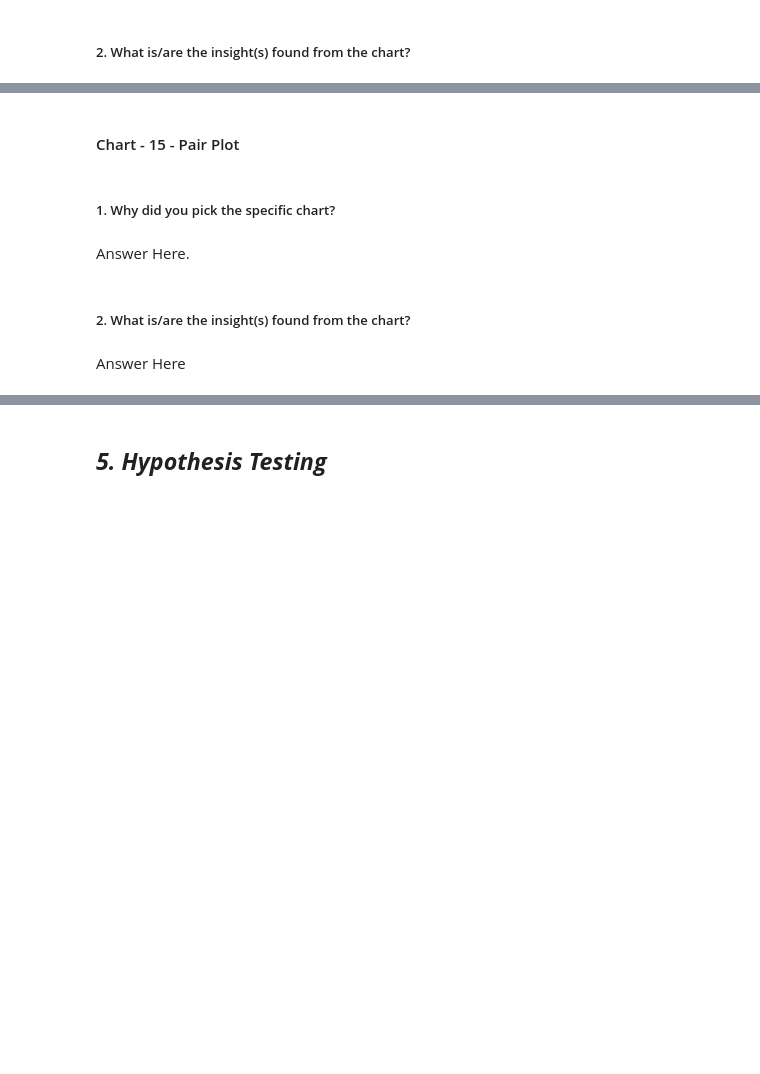
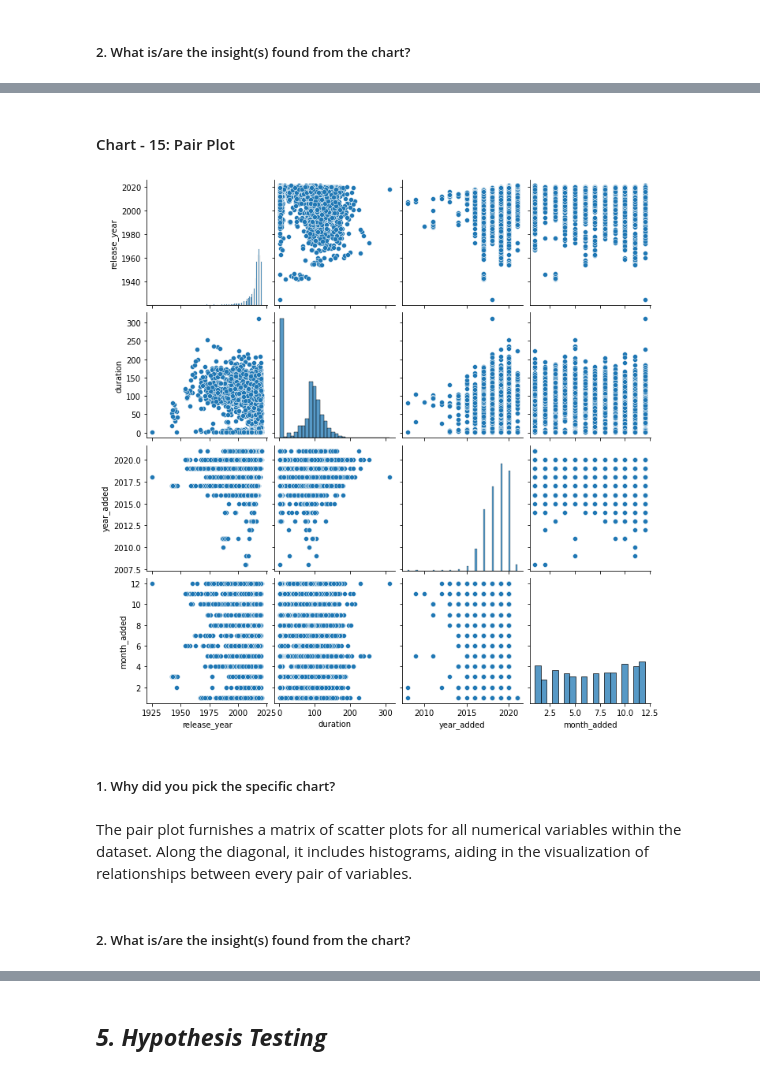
Before and after one commit to DevanshA2511/Netflix-Movies-And-TV-Shows-Clustering-Project, a Jupyter notebook: Netflix_Movies_And_TV_Shows_Clustering_Project.ipynb, the cells around one changed output, grey strips where cells are left out. Cells and saved outputs as stored; diff of their text form; code cells hidden in the pictures; blank space fills up the shorter version.

```diff
--- a/Netflix_Movies_And_TV_Shows_Clustering_Project.ipynb
+++ b/Netflix_Movies_And_TV_Shows_Clustering_Project.ipynb
@@ -850,12 +886,14 @@ Answer Here
 # %% [markdown]
-#### Chart - 15 - Pair Plot
+#### Chart - 15: Pair Plot
 # %%
 # Pair Plot visualization code
+sns.pairplot(df)
+plt.show()
+# %% [output]
+[figure, added]
 # %% [markdown]
 ##### 1. Why did you pick the specific chart?
-# %% [markdown]
-Answer Here.
+# %% [markdown]
+The pair plot furnishes a matrix of scatter plots for all numerical variables within the dataset. Along the diagonal, it includes histograms, aiding in the visualization of relationships between every pair of variables.
 # %% [markdown]
 ##### 2. What is/are the insight(s) found from the chart?
-# %% [markdown]
-Answer Here
```
Also changed, not shown: parts of 17 cells of this notebook.
